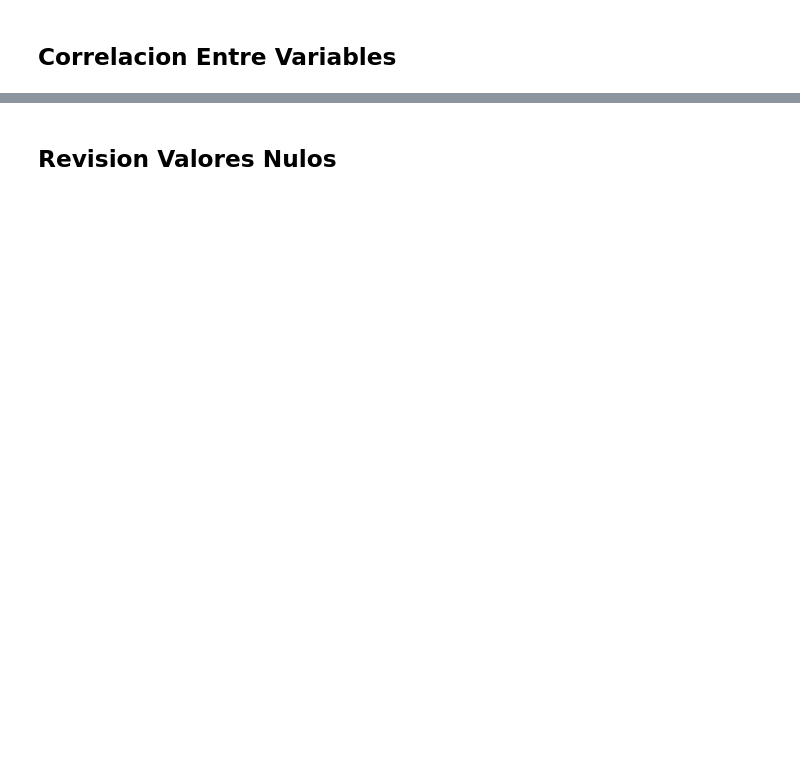
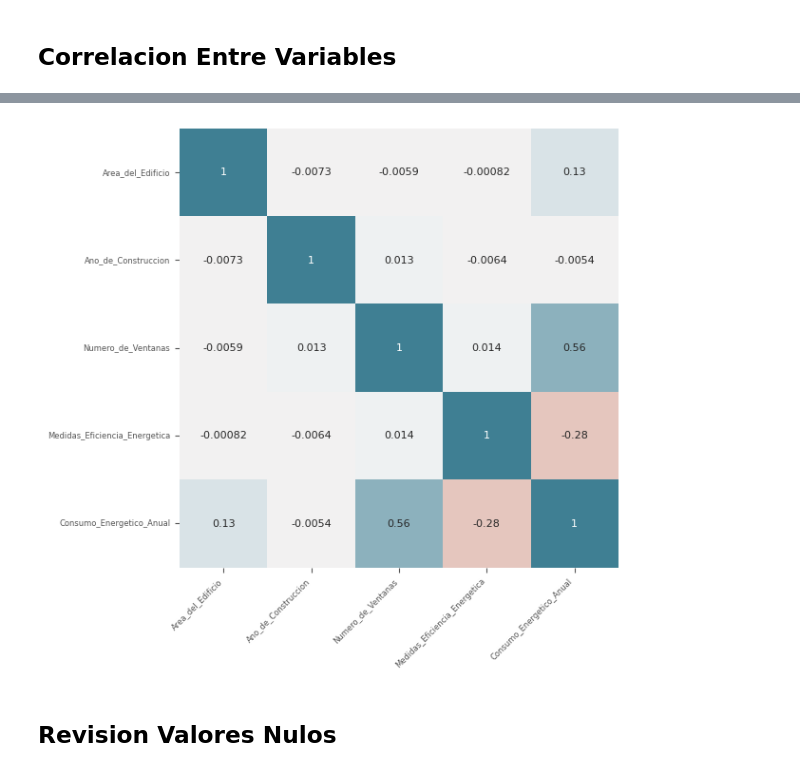
Before and after one commit to AngelTroncoso/Growpbi_ML, a Jupyter notebook: Mi_Primer_Modelo_ML.ipynb, the cells around one changed output, grey strips where cells are left out. Drawn from its saved outputs; the diff is of its cells as text; code cells hidden in the pictures; blank space fills up the shorter version.

```diff
--- a/Mi_Primer_Modelo_ML.ipynb
+++ b/Mi_Primer_Modelo_ML.ipynb
@@ -75,0 +183,12 @@ Antes de entrenar un modelo predictivo, o inclusive antes de realizar cualquier
+# %%
+def matriz_correlacion(corr_mat):
+  """funciona para convertir una matriz de correlacion en formato numerica a tipo tidy o dataframe"""
+  corr_mat = corr_mat.stack().reset_index()
+  corr_mat.columns = ["variable_1", "variable_2", "corr"]
+  corr_mat = corr_mat.loc[corr_mat["variable_1"] != corr_mat["variable_2"], :]
+  corr_mat["valor Absoluto"] = np.abs(corr_mat["corr"])
+  corr_mat = corr_mat.sort_values("valor Absoluto", ascending = False)
+  return (corr_mat)
+
+corr_matriz = datos.select_dtypes(include = ["float", "int"]).corr(method = "pearson")
+matriz_correlacion(corr_matriz).head(10)
@@ -76,2 +207,28 @@ Antes de entrenar un modelo predictivo, o inclusive antes de realizar cualquier
+# %%
+# heatmap de matriz de correlaciones
+
+fig, ax = plt.subplots(figsize = (6,6))
+
+sns.heatmap(
+    corr_matriz,
+    annot = True,
+    cbar = False,
+    annot_kws = {"size":8},
+    vmin = -1,
+    vmax = 1,
+    cmap = sns.diverging_palette(20, 220, n = 200),
+    square = True,
+    ax = ax
+)
+
+ax.set_xticklabels(
+    ax.get_xticklabels(),
+    rotation = 45,
+    ha = "right"
+)
+ax.tick_params(labelsize = 6)
+plt.show()
+# %% [output]
+[figure, added]
 # %% [markdown]
 ## Revision Valores Nulos
```
Also changed, not shown: parts of 10 cells of this notebook.
